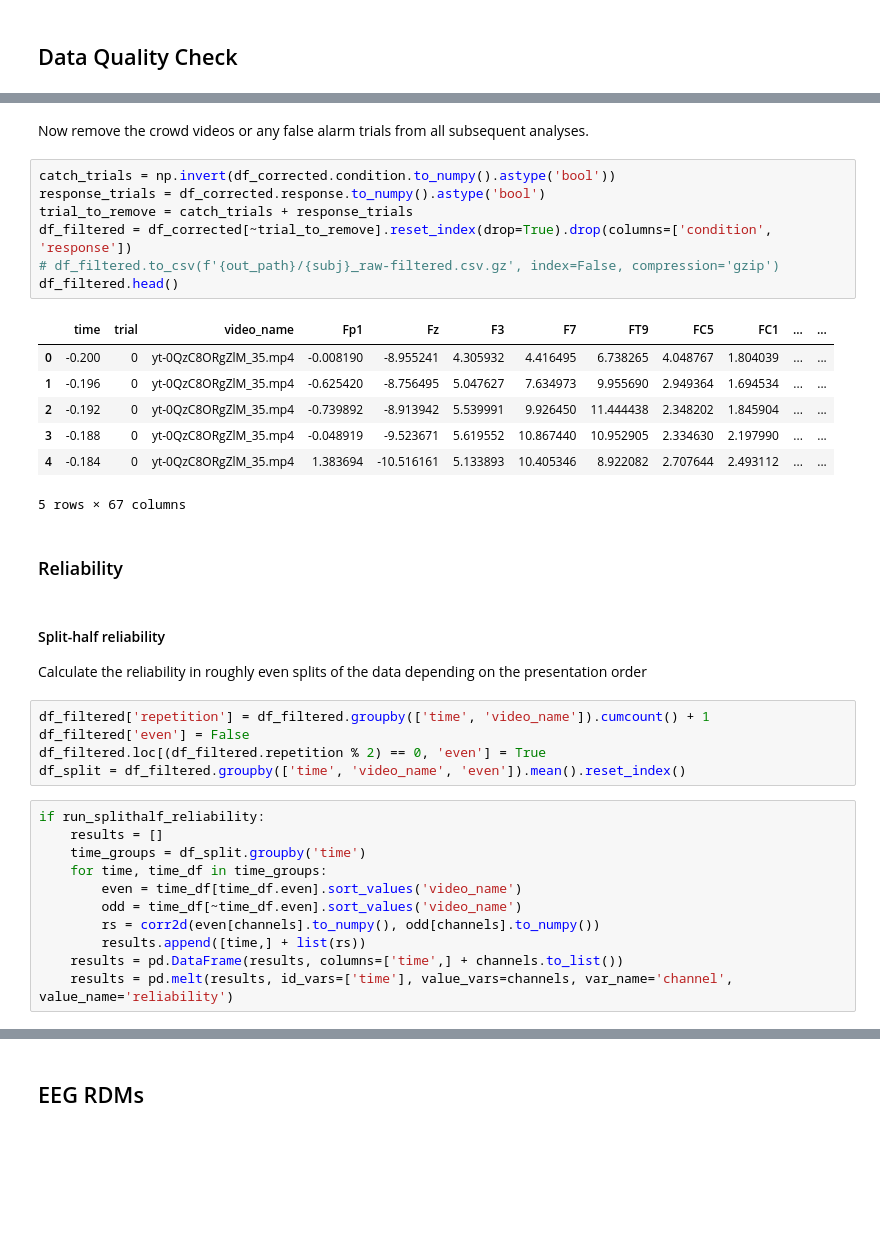
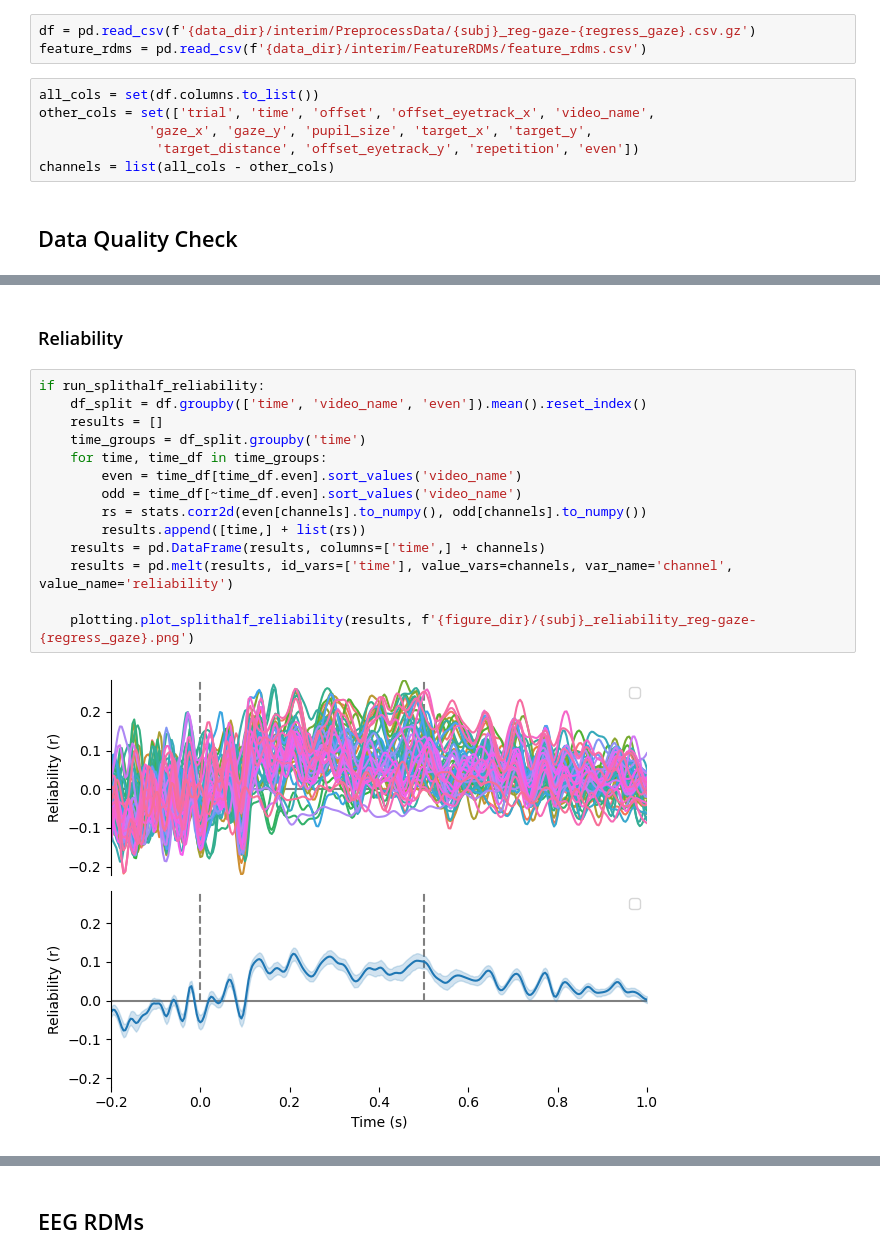
Before and after one commit to Isik-lab/SIEEG_analysis, a Jupyter notebook: notebooks/EEG_RSA.ipynb, the cells around one changed output, grey strips where cells are left out. Cells and saved outputs as stored; diff of their text form; blank space fills up the shorter version.

```diff
--- a/notebooks/EEG_RSA.ipynb
+++ b/notebooks/EEG_RSA.ipynb
@@ -232,2 +43,11 @@ else:
+# %%
+df = pd.read_csv(f'{data_dir}/interim/PreprocessData/{subj}_reg-gaze-{regress_gaze}.csv.gz')
+feature_rdms = pd.read_csv(f'{data_dir}/interim/FeatureRDMs/feature_rdms.csv')
+# %%
+all_cols = set(df.columns.to_list())
+other_cols = set(['trial', 'time', 'offset', 'offset_eyetrack_x', 'video_name',
+              'gaze_x', 'gaze_y', 'pupil_size', 'target_x', 'target_y',
+               'target_distance', 'offset_eyetrack_y', 'repetition', 'even'])
+channels = list(all_cols - other_cols)
 # %% [markdown]
 ## Data Quality Check
@@ -282,38 +54,18 @@ if run_crowd_decoding:
-# %% [markdown]
-Now remove the crowd videos or any false alarm trials from all subsequent analyses.
-# %%
-catch_trials = np.invert(df_corrected.condition.to_numpy().astype('bool'))
-response_trials = df_corrected.response.to_numpy().astype('bool')
-trial_to_remove = catch_trials + response_trials
-df_filtered = df_corrected[~trial_to_remove].reset_index(drop=True).drop(columns=['condition', 'response'])
-# df_filtered.to_csv(f'{out_path}/{subj}_raw-filtered.csv.gz', index=False, compression='gzip')
-df_filtered.head()
-# %% [output]
-|  | time | trial | video_name | Fp1 | Fz | F3 | F7 | FT9 | FC5 | FC1 | ... | ... |
-| 0 | -0.200 | 0 | yt-0QzC8ORgZlM_35.mp4 | -0.008190 | -8.955241 | 4.305932 | 4.416495 | 6.738265 | 4.048767 | 1.804039 | ... | ... |
-| 1 | -0.196 | 0 | yt-0QzC8ORgZlM_35.mp4 | -0.625420 | -8.756495 | 5.047627 | 7.634973 | 9.955690 | 2.949364 | 1.694534 | ... | ... |
-| 2 | -0.192 | 0 | yt-0QzC8ORgZlM_35.mp4 | -0.739892 | -8.913942 | 5.539991 | 9.926450 | 11.444438 | 2.348202 | 1.845904 | ... | ... |
-| 3 | -0.188 | 0 | yt-0QzC8ORgZlM_35.mp4 | -0.048919 | -9.523671 | 5.619552 | 10.867440 | 10.952905 | 2.334630 | 2.197990 | ... | ... |
-| 4 | -0.184 | 0 | yt-0QzC8ORgZlM_35.mp4 | 1.383694 | -10.516161 | 5.133893 | 10.405346 | 8.922082 | 2.707644 | 2.493112 | ... | ... |
-5 rows × 67 columns
 # %% [markdown]
 ### Reliability
-# %% [markdown]
-#### Split-half reliability
-Calculate the reliability in roughly even splits of the data depending on the presentation order
-# %%
-df_filtered['repetition'] = df_filtered.groupby(['time', 'video_name']).cumcount() + 1
-df_filtered['even'] = False
-df_filtered.loc[(df_filtered.repetition % 2) == 0, 'even'] = True
-df_split = df_filtered.groupby(['time', 'video_name', 'even']).mean().reset_index()
 # %%
 if run_splithalf_reliability:
+    df_split = df.groupby(['time', 'video_name', 'even']).mean().reset_index()
     results = []
     time_groups = df_split.groupby('time')
     for time, time_df in time_groups:
         even = time_df[time_df.even].sort_values('video_name')
         odd = time_df[~time_df.even].sort_values('video_name')
-        rs = corr2d(even[channels].to_numpy(), odd[channels].to_numpy())
+        rs = stats.corr2d(even[channels].to_numpy(), odd[channels].to_numpy())
         results.append([time,] + list(rs))
-    results = pd.DataFrame(results, columns=['time',] + channels.to_list())
+    results = pd.DataFrame(results, columns=['time',] + channels)
     results = pd.melt(results, id_vars=['time'], value_vars=channels, var_name='channel', value_name='reliability')
+
+    plotting.plot_splithalf_reliability(results, f'{figure_dir}/{subj}_reliability_reg-gaze-{regress_gaze}.png')
+# %% [output]
+[figure, added]
```
Also changed, not shown: parts of 50 cells of this notebook, 11 other files.
